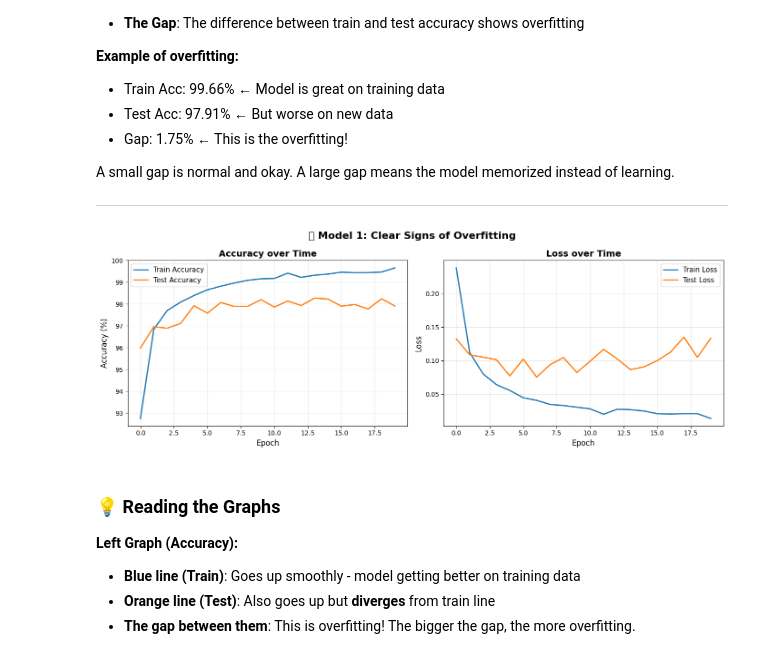
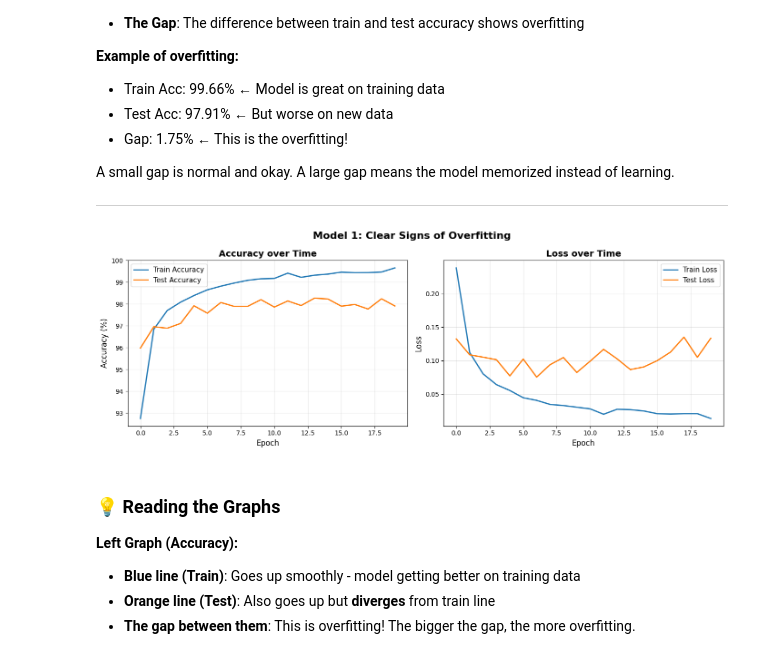
Before and after one commit to Benguerine/ai-notebook, a Jupyter notebook: kill_overfitting.ipynb, the cells around one changed output. Drawn from its saved outputs; the diff is of its cells as text; code cells hidden in the pictures.

```diff
--- a/kill_overfitting.ipynb
+++ b/kill_overfitting.ipynb
@@ -314,35 +314,35 @@ A small gap is normal and okay. A large gap means the model memorized instead of
 # %%
 # Visualize the overfitting
 
 def plot_training_history(history, title):
     """Plot training and test accuracy/loss over time"""
     fig, (ax1, ax2) = plt.subplots(1, 2, figsize=(14, 5))
 
     # Plot accuracy
     ax1.plot(history['train_acc'], label='Train Accuracy', linewidth=2)
     ax1.plot(history['test_acc'], label='Test Accuracy', linewidth=2)
     ax1.set_xlabel('Epoch', fontsize=12)
     ax1.set_ylabel('Accuracy (%)', fontsize=12)
     ax1.set_title('Accuracy over Time', fontsize=14, fontweight='bold')
     ax1.legend(fontsize=11)
     ax1.grid(True, alpha=0.3)
 
     # Plot loss
     ax2.plot(history['train_loss'], label='Train Loss', linewidth=2)
     ax2.plot(history['test_loss'], label='Test Loss', linewidth=2)
     ax2.set_xlabel('Epoch', fontsize=12)
     ax2.set_ylabel('Loss', fontsize=12)
     ax2.set_title('Loss over Time', fontsize=14, fontweight='bold')
     ax2.legend(fontsize=11)
     ax2.grid(True, alpha=0.3)
 
     fig.suptitle(title, fontsize=16, fontweight='bold')
     plt.tight_layout()
     plt.show()
 
-plot_training_history(overfit_history, '🔴 Model 1: Clear Signs of Overfitting')
+plot_training_history(overfit_history, 'Model 1: Clear Signs of Overfitting')
 # %% [output]
-[figure, old version]
+[figure, new version]
 # %% [markdown]
 ### 💡 Reading the Graphs
 
```
Also changed, not shown: parts of 1 cell of this notebook.
